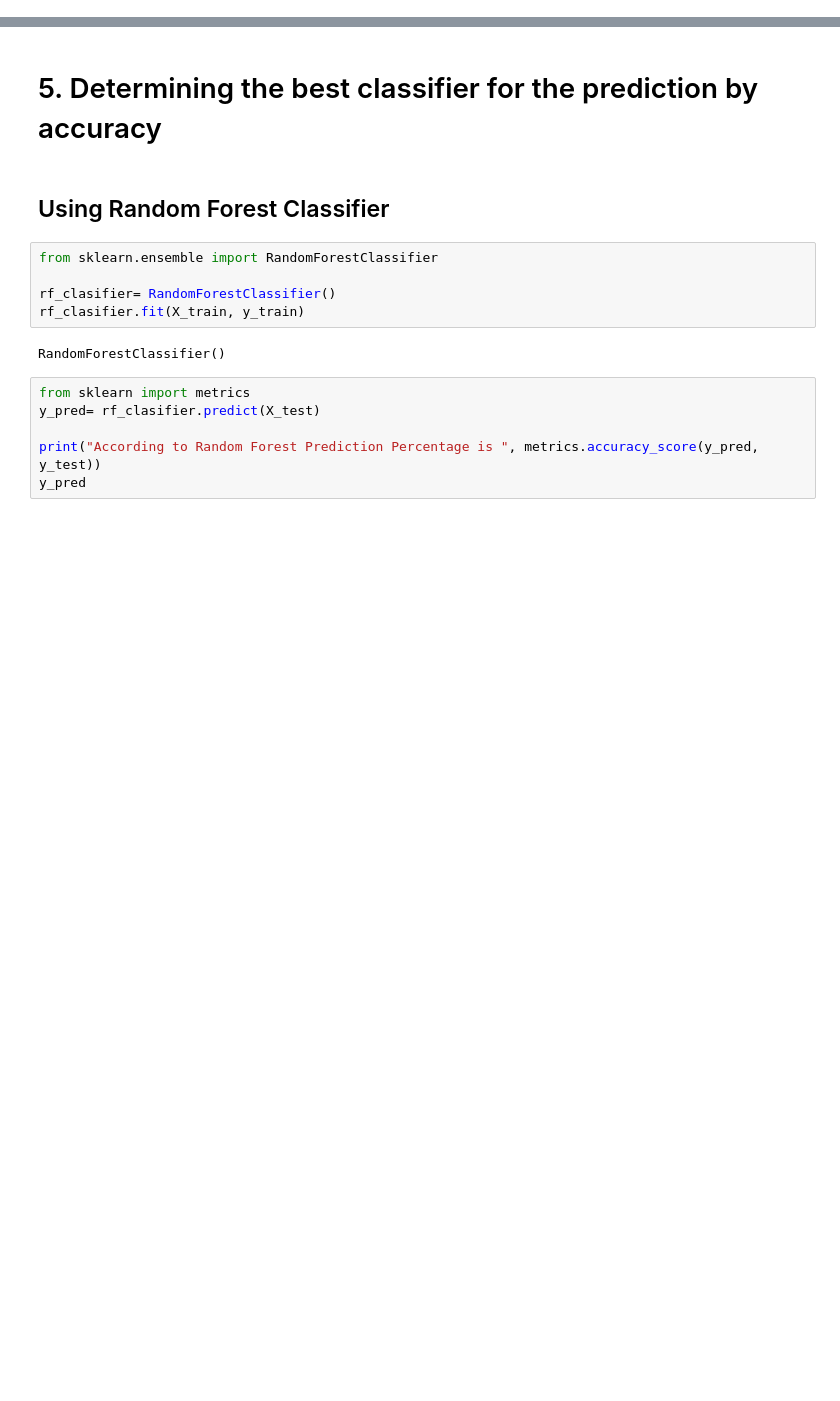
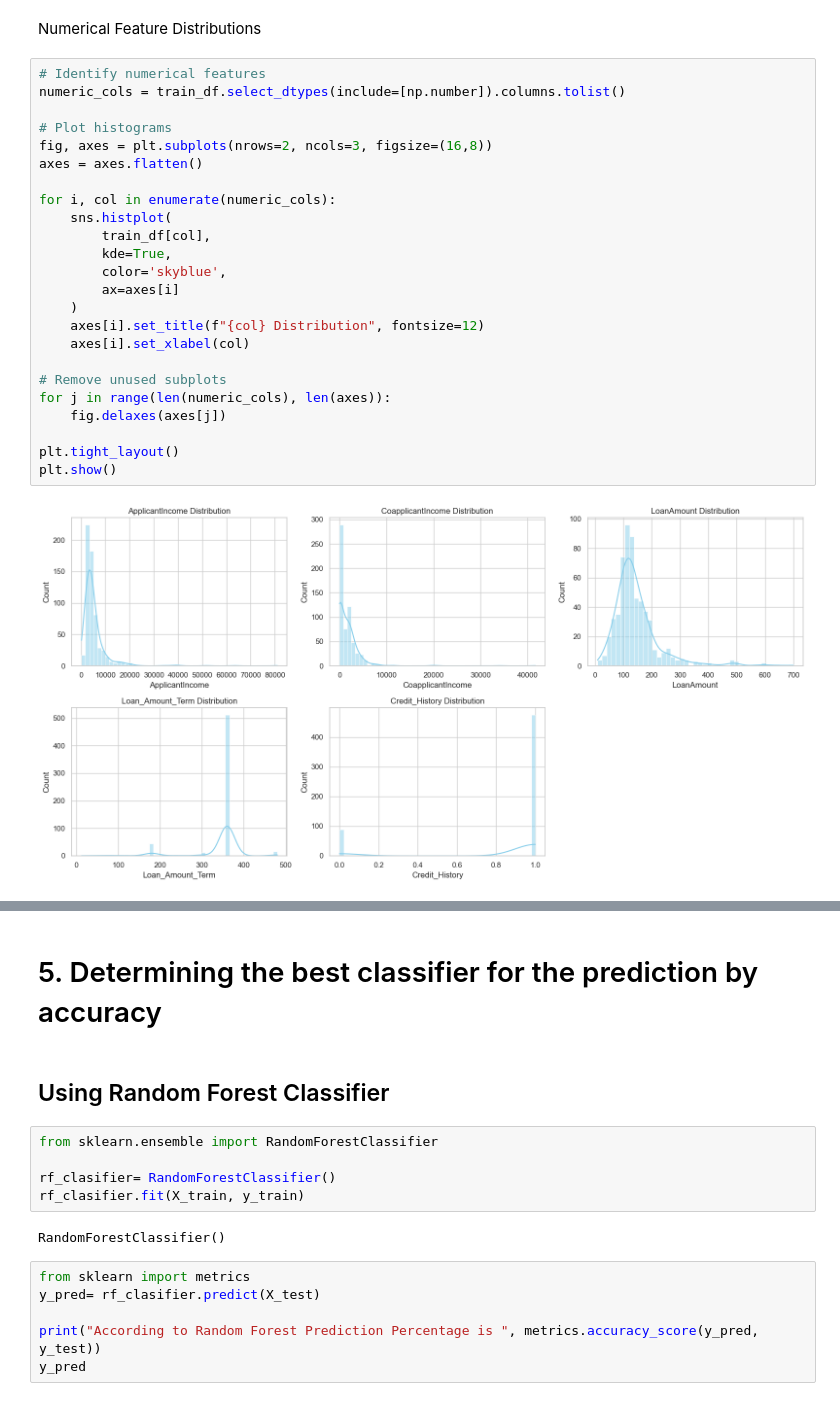
Before and after one commit to mechadns/loan-amount-prediction, a Jupyter notebook: Loan Amount Prediction.ipynb, the cells around one changed output, grey strips where cells are left out. Saved outputs shown, nothing was run; the diff lists cells and outputs as text; blank space fills up the shorter version.

```diff
--- a/Loan Amount Prediction.ipynb
+++ b/Loan Amount Prediction.ipynb
@@ -70,0 +325,28 @@ memory usage: 62.5+ KB
+# %% [markdown]
+Numerical Feature Distributions
+# %%
+# Identify numerical features
+numeric_cols = train_df.select_dtypes(include=[np.number]).columns.tolist()
+
+# Plot histograms
+fig, axes = plt.subplots(nrows=2, ncols=3, figsize=(16,8))
+axes = axes.flatten()
+
+for i, col in enumerate(numeric_cols):
+    sns.histplot(
+        train_df[col],
+        kde=True,
+        color='skyblue',
+        ax=axes[i]
+    )
+    axes[i].set_title(f"{col} Distribution", fontsize=12)
+    axes[i].set_xlabel(col)
+
+# Remove unused subplots
+for j in range(len(numeric_cols), len(axes)):
+    fig.delaxes(axes[j])
+
+plt.tight_layout()
+plt.show()
+# %% [output]
+[figure, added]
```
Also changed, not shown: parts of 69 cells of this notebook, 1 other file.
